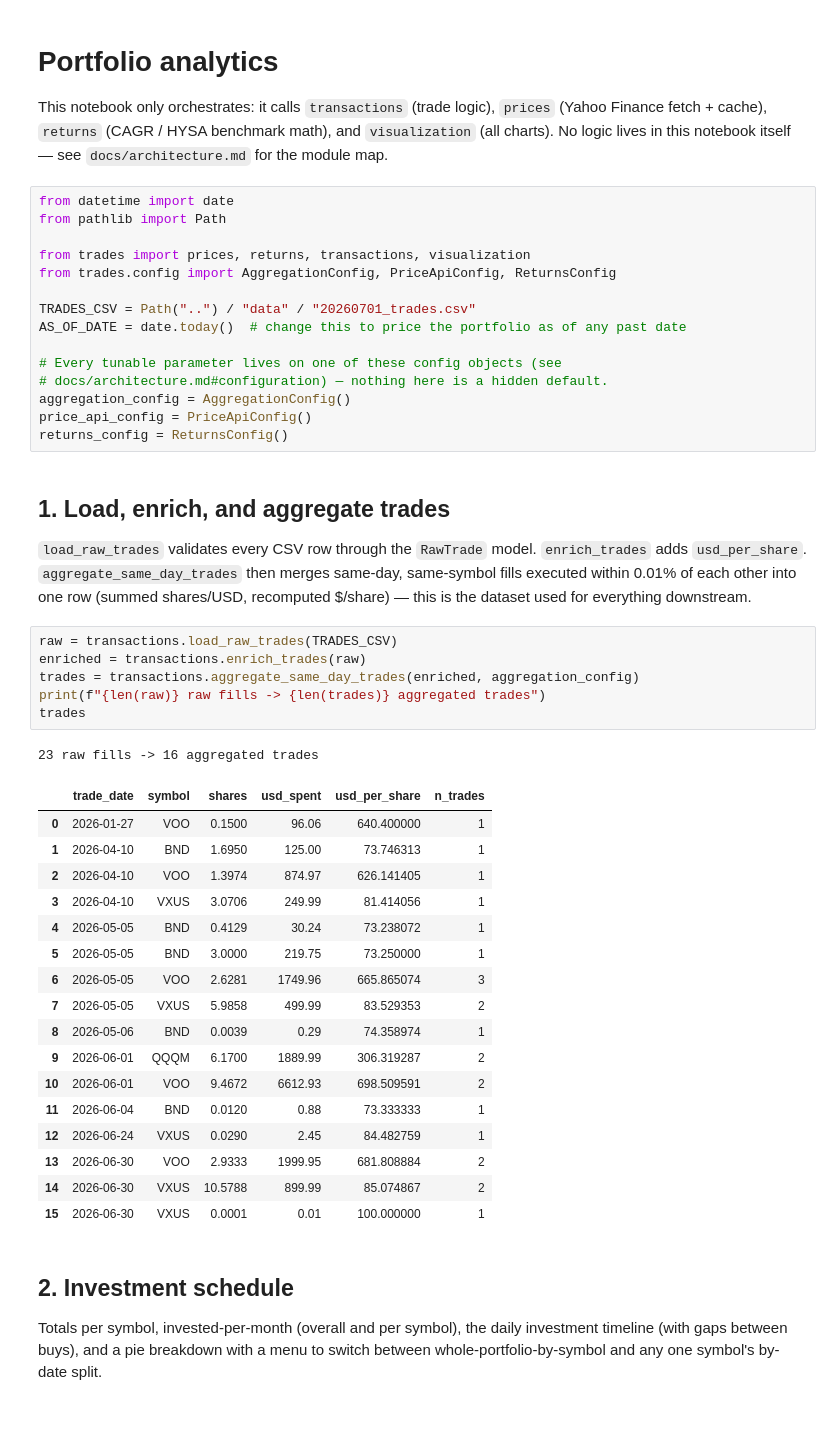
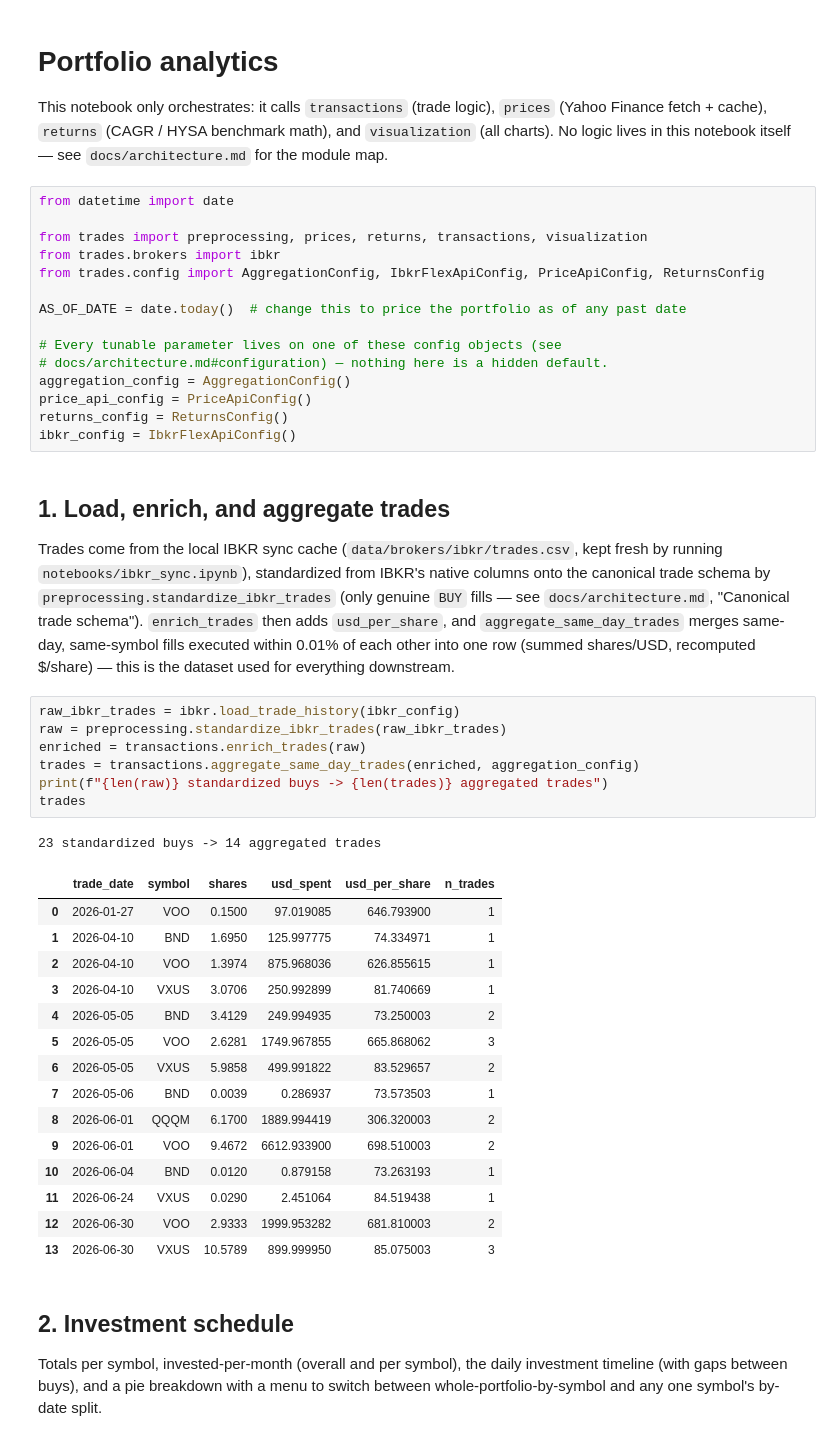
Before and after one commit to gduguey/FinanceDashboard, a Jupyter notebook: notebooks/portfolio.ipynb, the cells around one changed output. Cells and saved outputs as stored; diff of their text form.

```diff
--- a/notebooks/portfolio.ipynb
+++ b/notebooks/portfolio.ipynb
@@ -4,12 +4,11 @@
 This notebook only orchestrates: it calls `transactions` (trade logic), `prices` (Yahoo Finance fetch + cache), `returns` (CAGR / HYSA benchmark math), and `visualization` (all charts). No logic lives in this notebook itself — see `docs/architecture.md` for the module map.
 # %%
 from datetime import date
-from pathlib import Path
 
-from trades import prices, returns, transactions, visualization
-from trades.config import AggregationConfig, PriceApiConfig, ReturnsConfig
+from trades import preprocessing, prices, returns, transactions, visualization
+from trades.brokers import ibkr
+from trades.config import AggregationConfig, IbkrFlexApiConfig, PriceApiConfig, ReturnsConfig
 
-TRADES_CSV = Path("..") / "data" / "20260701_trades.csv"
 AS_OF_DATE = date.today()  # change this to price the portfolio as of any past date
 
 # Every tunable parameter lives on one of these config objects (see
@@ -17,35 +16,35 @@ AS_OF_DATE = date.today()  # change this to price the portfolio as of any past d
 aggregation_config = AggregationConfig()
 price_api_config = PriceApiConfig()
 returns_config = ReturnsConfig()
+ibkr_config = IbkrFlexApiConfig()
 # %% [markdown]
 ## 1. Load, enrich, and aggregate trades
 
-`load_raw_trades` validates every CSV row through the `RawTrade` model. `enrich_trades` adds `usd_per_share`. `aggregate_same_day_trades` then merges same-day, same-symbol fills executed within 0.01% of each other into one row (summed shares/USD, recomputed $/share) — this is the dataset used for everything downstream.
+Trades come from the local IBKR sync cache (`data/brokers/ibkr/trades.csv`, kept fresh by running `notebooks/ibkr_sync.ipynb`), standardized from IBKR's native columns onto the canonical trade schema by `preprocessing.standardize_ibkr_trades` (only genuine `BUY` fills — see `docs/architecture.md`, "Canonical trade schema"). `enrich_trades` then adds `usd_per_share`, and `aggregate_same_day_trades` merges same-day, same-symbol fills executed within 0.01% of each other into one row (summed shares/USD, recomputed $/share) — this is the dataset used for everything downstream.
 # %%
-raw = transactions.load_raw_trades(TRADES_CSV)
+raw_ibkr_trades = ibkr.load_trade_history(ibkr_config)
+raw = preprocessing.standardize_ibkr_trades(raw_ibkr_trades)
 enriched = transactions.enrich_trades(raw)
 trades = transactions.aggregate_same_day_trades(enriched, aggregation_config)
-print(f"{len(raw)} raw fills -> {len(trades)} aggregated trades")
+print(f"{len(raw)} standardized buys -> {len(trades)} aggregated trades")
 trades
 # %% [output]
-23 raw fills -> 16 aggregated trades
+23 standardized buys -> 14 aggregated trades
 |  | trade_date | symbol | shares | usd_spent | usd_per_share | n_trades |
-| 0 | 2026-01-27 | VOO | 0.1500 | 96.06 | 640.400000 | 1 |
-| 1 | 2026-04-10 | BND | 1.6950 | 125.00 | 73.746313 | 1 |
-| 2 | 2026-04-10 | VOO | 1.3974 | 874.97 | 626.141405 | 1 |
-| 3 | 2026-04-10 | VXUS | 3.0706 | 249.99 | 81.414056 | 1 |
-| 4 | 2026-05-05 | BND | 0.4129 | 30.24 | 73.238072 | 1 |
-| 5 | 2026-05-05 | BND | 3.0000 | 219.75 | 73.250000 | 1 |
-| 6 | 2026-05-05 | VOO | 2.6281 | 1749.96 | 665.865074 | 3 |
-| 7 | 2026-05-05 | VXUS | 5.9858 | 499.99 | 83.529353 | 2 |
-| 8 | 2026-05-06 | BND | 0.0039 | 0.29 | 74.358974 | 1 |
-| 9 | 2026-06-01 | QQQM | 6.1700 | 1889.99 | 306.319287 | 2 |
-| 10 | 2026-06-01 | VOO | 9.4672 | 6612.93 | 698.509591 | 2 |
-| 11 | 2026-06-04 | BND | 0.0120 | 0.88 | 73.333333 | 1 |
-| 12 | 2026-06-24 | VXUS | 0.0290 | 2.45 | 84.482759 | 1 |
-| 13 | 2026-06-30 | VOO | 2.9333 | 1999.95 | 681.808884 | 2 |
-| 14 | 2026-06-30 | VXUS | 10.5788 | 899.99 | 85.074867 | 2 |
-| 15 | 2026-06-30 | VXUS | 0.0001 | 0.01 | 100.000000 | 1 |
+| 0 | 2026-01-27 | VOO | 0.1500 | 97.019085 | 646.793900 | 1 |
+| 1 | 2026-04-10 | BND | 1.6950 | 125.997775 | 74.334971 | 1 |
+| 2 | 2026-04-10 | VOO | 1.3974 | 875.968036 | 626.855615 | 1 |
+| 3 | 2026-04-10 | VXUS | 3.0706 | 250.992899 | 81.740669 | 1 |
+| 4 | 2026-05-05 | BND | 3.4129 | 249.994935 | 73.250003 | 2 |
+| 5 | 2026-05-05 | VOO | 2.6281 | 1749.967855 | 665.868062 | 3 |
+| 6 | 2026-05-05 | VXUS | 5.9858 | 499.991822 | 83.529657 | 2 |
+| 7 | 2026-05-06 | BND | 0.0039 | 0.286937 | 73.573503 | 1 |
+| 8 | 2026-06-01 | QQQM | 6.1700 | 1889.994419 | 306.320003 | 2 |
+| 9 | 2026-06-01 | VOO | 9.4672 | 6612.933900 | 698.510003 | 2 |
+| 10 | 2026-06-04 | BND | 0.0120 | 0.879158 | 73.263193 | 1 |
+| 11 | 2026-06-24 | VXUS | 0.0290 | 2.451064 | 84.519438 | 1 |
+| 12 | 2026-06-30 | VOO | 2.9333 | 1999.953282 | 681.810003 | 2 |
+| 13 | 2026-06-30 | VXUS | 10.5789 | 899.999950 | 85.075003 | 3 |
 # %% [markdown]
 ## 2. Investment schedule
 
```
Also changed, not shown: parts of 4 cells of this notebook, 18 other files.
